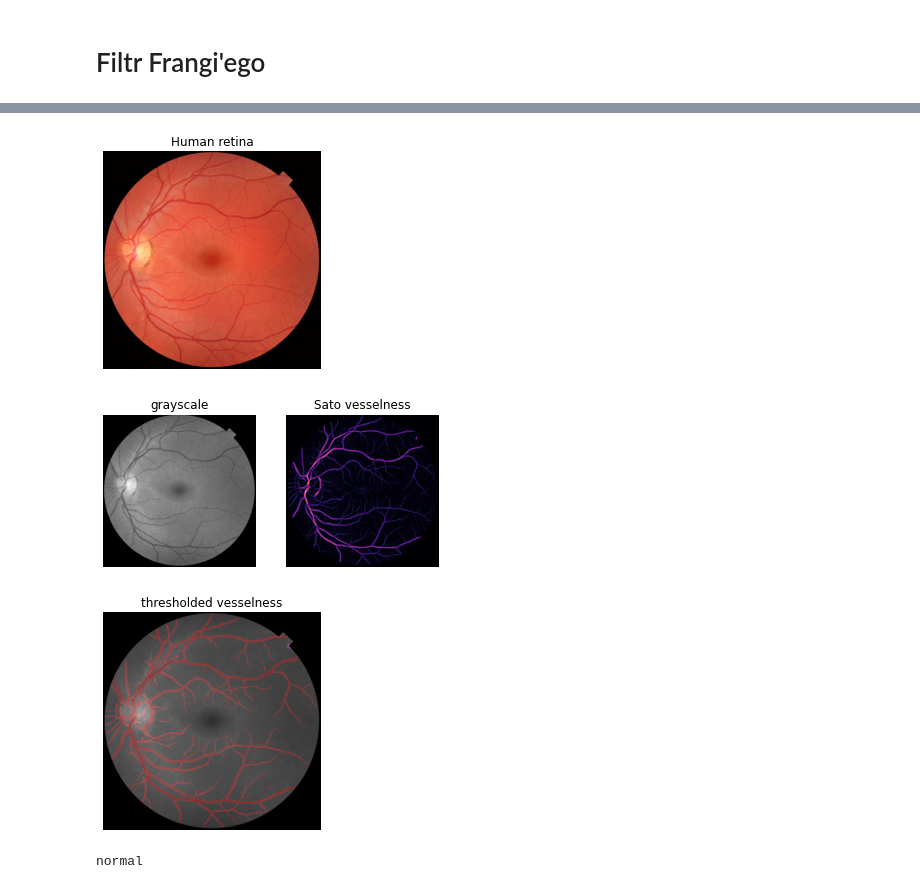
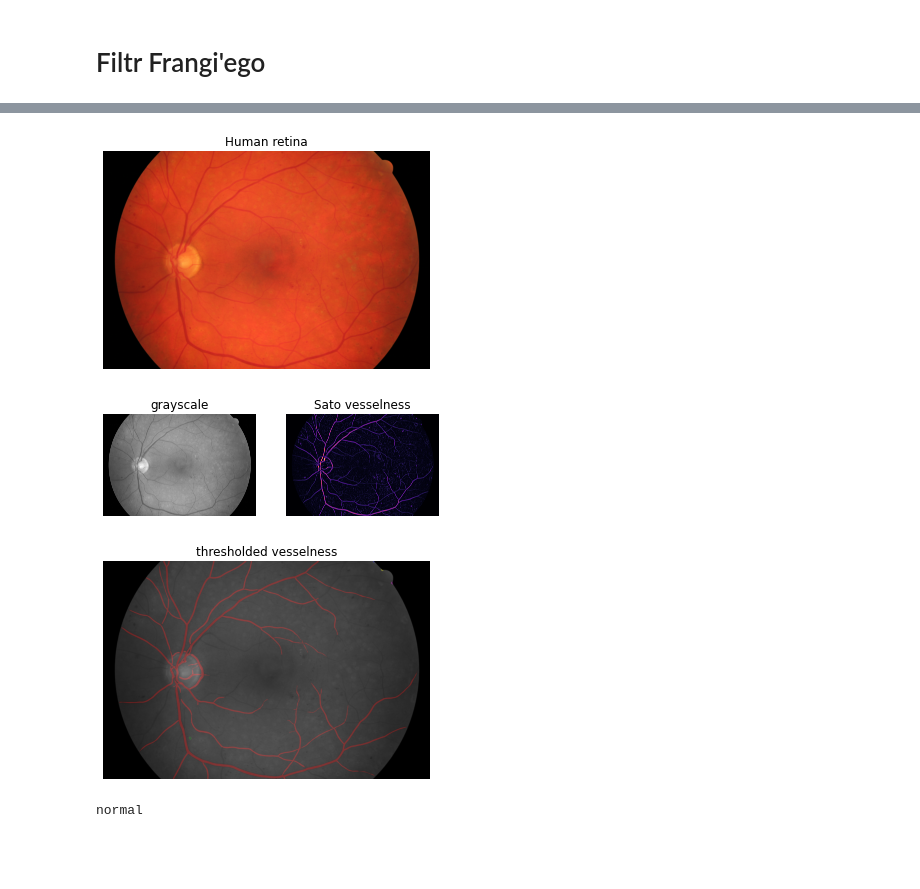
Before and after one commit to HelenaMaslowska/Segmenting-Retinal-Blood-Vessels-With-Deep-Neural-NetworksPlik, a Jupyter notebook: eye.ipynb, the cells around one changed output, grey strips where cells are left out. Drawn from its saved outputs; the diff is of its cells as text; code cells hidden in the pictures; blank space fills up the shorter version.

```diff
--- a/eye.ipynb
+++ b/eye.ipynb
@@ -11,3 +16,0 @@ from PIL import Image
-# %%
-filename = 'Data/01_dr.jpg'
-mask_filename = 'Data/01_dr_mask.tif'
@@ -18,17 +16,0 @@ mask_filename = 'Data/01_dr_mask.tif'
-# %%
-# import images
-def loadImage(filename):
-    image = ski.io.imread(filename)
-    image = image.astype(np.float64)
-    # if len(image.shape) == 3:
-    #     image = ski.color.rgb2gray(image)
-    image /= np.max(image)
-    return image
-
-# def saveImage(image, filename):
-#     data = (image * 255).astype(np.uint8)
-#     ski.io.imsave(filename, data)
-
-def showImage(image):
-    plt.imshow(image, cmap='gray')
-    plt.show()
@@ -159,34 +71,37 @@ import numpy as np
 from scipy import ndimage as ndi
 from skimage import color, data, filters, graph, measure, morphology
 
-retina_source = data.retina()
+retina_source = loadImage(filename)
+
+# data.retina()
 
 _, ax = plt.subplots()
 ax.imshow(retina_source)
 ax.set_axis_off()
 _ = ax.set_title('Human retina')
 
 retina = color.rgb2gray(retina_source)
 t0, t1 = filters.threshold_multiotsu(retina, classes=3)
 mask = (retina > t0)
+# vessels = ski.filters.frangi(retina, sigmas=range(1, 10)) * mask
 vessels = filters.sato(retina, sigmas=range(1, 10)) * mask
 
 _, axes = plt.subplots(nrows=1, ncols=2)
 axes[0].imshow(retina, cmap='gray')
 axes[0].set_axis_off()
 axes[0].set_title('grayscale')
 axes[1].imshow(vessels, cmap='magma')
 axes[1].set_axis_off()
 _ = axes[1].set_title('Sato vesselness')
 
 thresholded = filters.apply_hysteresis_threshold(vessels, 0.01, 0.03)
 labeled = ndi.label(thresholded)[0]
 
 _, ax = plt.subplots()
 ax.imshow(color.label2rgb(labeled, retina))
 ax.set_axis_off()
 _ = ax.set_title('thresholded vesselness')
 # %% [output]
-[figure, old version]
+[figure, new version]
-[figure, old version]
+[figure, new version]
-[figure, old version]
+[figure, new version]
```
Also changed, not shown: parts of 11 cells of this notebook, 3 other files.
